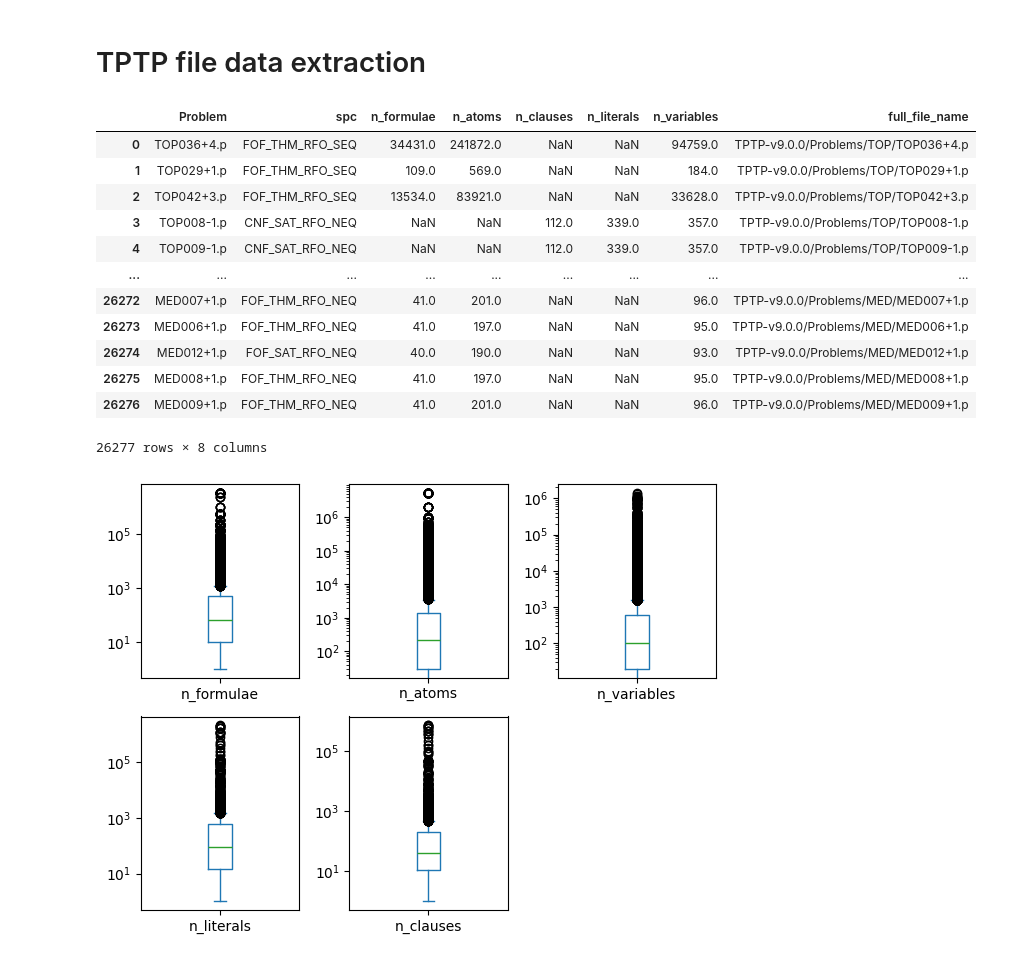
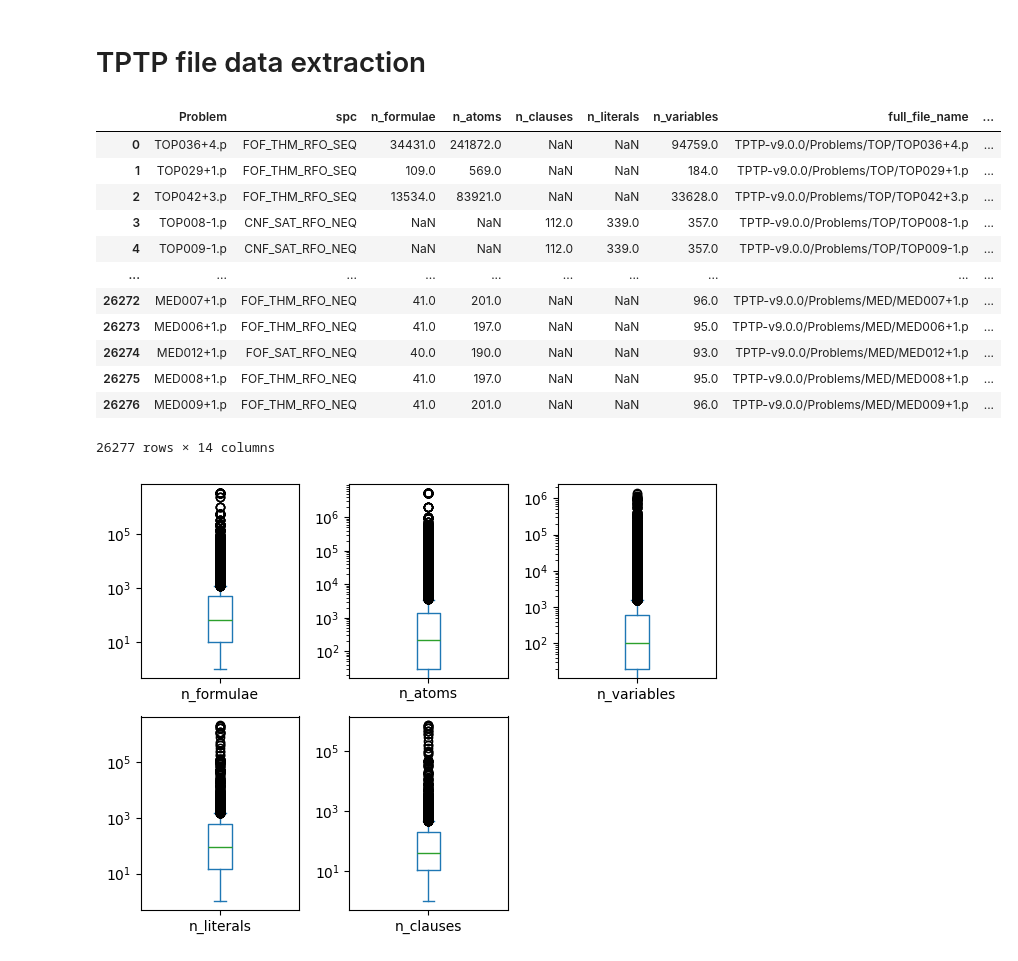
Before and after one commit to GehriJan/coursework-pyres, a Jupyter notebook: src/tptp.ipynb, the cells around one changed output. Saved outputs shown, nothing was run; the diff lists cells and outputs as text; code cells hidden in the pictures.

Commit message:
feat(src): unpack spc string and filter for pyres-relevant problems

```diff
--- a/src/tptp.ipynb
+++ b/src/tptp.ipynb
@@ -12,6 +12,20 @@ store = False
 if load_from_file:
     df_tptp = pd.read_csv("../src/df_tptp.csv", index_col=0)
 else:
+
+    def unpack_spc(spc):
+        return_values = 6*[None]
+        if type(spc) != str:
+            return return_values
+        spc = spc.strip()
+        spc_list = spc.split("_")
+        for i in range(5):
+            try:
+                return_values[i] = spc_list[i]
+            except:
+                pass
+        return return_values
+
     parameters = {
         "spc":          r"(?<=% SPC      :)(\s+\w+)",
         "n_formulae":   r"(?<=formulae    :)(\s+\d+)",
@@ -23,46 +37,62 @@ else:
     problem_configs = []
 
     problems_dir = "TPTP-v9.0.0/Problems/"
     dir_list = os.listdir(problems_dir)
     for dir_name in tqdm(dir_list, total=len(dir_list)):
         full_dir_name = os.path.join(problems_dir, dir_name)
         downloads_list = os.listdir(full_dir_name)
         for dir_name in downloads_list:
             full_file_name = os.path.join(full_dir_name, dir_name)
             if not os.path.isfile(full_file_name):
                 continue
             with open(full_file_name) as full_file_name:
                 s_mp_runs = full_file_name.read()
                 problem_results: dict = {
                     "Problem": dir_name,
                 }
                 for identifier, pattern in parameters.items():
                     re_match = re.search(pattern, s_mp_runs)
                     problem_results[identifier] = re_match.group(0) if re_match is not None else None
                 problem_results["full_file_name"] = full_file_name.name
                 problem_configs.append(problem_results)
 
     df_tptp = pd.DataFrame.from_records(problem_configs)
+
+    # Unpack spc into subcolumns
+    len_spc = df_tptp["spc"].fillna("").apply(len)
+    df_tptp.groupby(by=len_spc).first()
+    (
+        df_tptp["problem_form"],
+        df_tptp["expected_szs"],
+        df_tptp["logic_order"],
+        df_tptp["equality"],
+        df_tptp["arithmetic"],
+        df_tptp["horness"],
+    ) = zip(*df_tptp["spc"].map(unpack_spc))
+
+df_tptp
+
+
 df_tptp = df_tptp.fillna(value=np.nan)
 if store:
     df_tptp.to_csv("../src/df_tptp.csv")
 
 
 df_tptp
 # %% [output]
-|  | Problem | spc | n_formulae | n_atoms | n_clauses | n_literals | n_variables | full_file_name |
-| 0 | TOP036+4.p | FOF_THM_RFO_SEQ | 34431.0 | 241872.0 | NaN | NaN | 94759.0 | TPTP-v9.0.0/Problems/TOP/TOP036+4.p |
-| 1 | TOP029+1.p | FOF_THM_RFO_SEQ | 109.0 | 569.0 | NaN | NaN | 184.0 | TPTP-v9.0.0/Problems/TOP/TOP029+1.p |
-| 2 | TOP042+3.p | FOF_THM_RFO_SEQ | 13534.0 | 83921.0 | NaN | NaN | 33628.0 | TPTP-v9.0.0/Problems/TOP/TOP042+3.p |
-| 3 | TOP008-1.p | CNF_SAT_RFO_NEQ | NaN | NaN | 112.0 | 339.0 | 357.0 | TPTP-v9.0.0/Problems/TOP/TOP008-1.p |
-| 4 | TOP009-1.p | CNF_SAT_RFO_NEQ | NaN | NaN | 112.0 | 339.0 | 357.0 | TPTP-v9.0.0/Problems/TOP/TOP009-1.p |
-| ... | ... | ... | ... | ... | ... | ... | ... | ... |
-| 26272 | MED007+1.p | FOF_THM_RFO_NEQ | 41.0 | 201.0 | NaN | NaN | 96.0 | TPTP-v9.0.0/Problems/MED/MED007+1.p |
-| 26273 | MED006+1.p | FOF_THM_RFO_NEQ | 41.0 | 197.0 | NaN | NaN | 95.0 | TPTP-v9.0.0/Problems/MED/MED006+1.p |
-| 26274 | MED012+1.p | FOF_SAT_RFO_NEQ | 40.0 | 190.0 | NaN | NaN | 93.0 | TPTP-v9.0.0/Problems/MED/MED012+1.p |
-| 26275 | MED008+1.p | FOF_THM_RFO_NEQ | 41.0 | 197.0 | NaN | NaN | 95.0 | TPTP-v9.0.0/Problems/MED/MED008+1.p |
-| 26276 | MED009+1.p | FOF_THM_RFO_NEQ | 41.0 | 201.0 | NaN | NaN | 96.0 | TPTP-v9.0.0/Problems/MED/MED009+1.p |
+|  | Problem | spc | n_formulae | n_atoms | n_clauses | n_literals | n_variables | full_file_name | ... |
+| 0 | TOP036+4.p | FOF_THM_RFO_SEQ | 34431.0 | 241872.0 | NaN | NaN | 94759.0 | TPTP-v9.0.0/Problems/TOP/TOP036+4.p | ... |
+| 1 | TOP029+1.p | FOF_THM_RFO_SEQ | 109.0 | 569.0 | NaN | NaN | 184.0 | TPTP-v9.0.0/Problems/TOP/TOP029+1.p | ... |
+| 2 | TOP042+3.p | FOF_THM_RFO_SEQ | 13534.0 | 83921.0 | NaN | NaN | 33628.0 | TPTP-v9.0.0/Problems/TOP/TOP042+3.p | ... |
+| 3 | TOP008-1.p | CNF_SAT_RFO_NEQ | NaN | NaN | 112.0 | 339.0 | 357.0 | TPTP-v9.0.0/Problems/TOP/TOP008-1.p | ... |
+| 4 | TOP009-1.p | CNF_SAT_RFO_NEQ | NaN | NaN | 112.0 | 339.0 | 357.0 | TPTP-v9.0.0/Problems/TOP/TOP009-1.p | ... |
+| ... | ... | ... | ... | ... | ... | ... | ... | ... | ... |
+| 26272 | MED007+1.p | FOF_THM_RFO_NEQ | 41.0 | 201.0 | NaN | NaN | 96.0 | TPTP-v9.0.0/Problems/MED/MED007+1.p | ... |
+| 26273 | MED006+1.p | FOF_THM_RFO_NEQ | 41.0 | 197.0 | NaN | NaN | 95.0 | TPTP-v9.0.0/Problems/MED/MED006+1.p | ... |
+| 26274 | MED012+1.p | FOF_SAT_RFO_NEQ | 40.0 | 190.0 | NaN | NaN | 93.0 | TPTP-v9.0.0/Problems/MED/MED012+1.p | ... |
+| 26275 | MED008+1.p | FOF_THM_RFO_NEQ | 41.0 | 197.0 | NaN | NaN | 95.0 | TPTP-v9.0.0/Problems/MED/MED008+1.p | ... |
+| 26276 | MED009+1.p | FOF_THM_RFO_NEQ | 41.0 | 201.0 | NaN | NaN | 96.0 | TPTP-v9.0.0/Problems/MED/MED009+1.p | ... |
-26277 rows × 8 columns
+26277 rows × 14 columns
 # %%
 import matplotlib.pyplot as plt
 (
```
Also changed, not shown: 3 other files.
